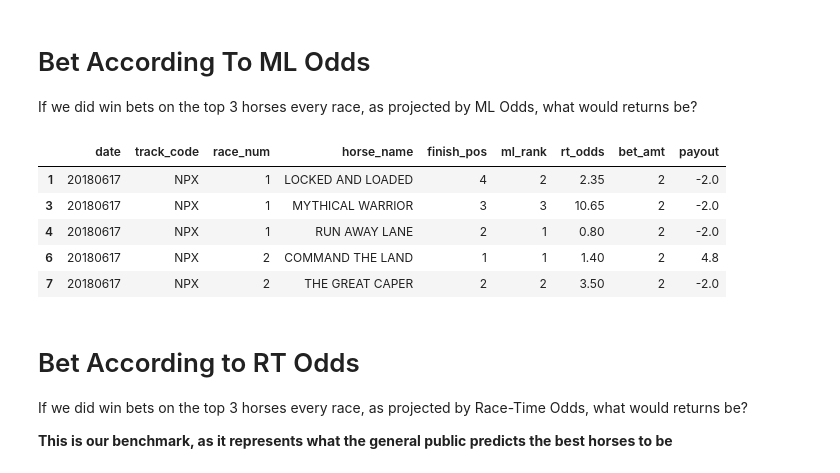
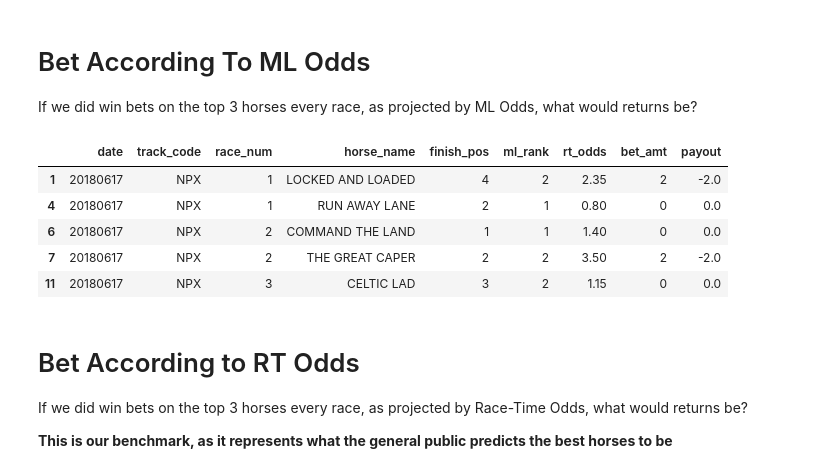
Before and after one commit to ncasale/razor-ml, a Jupyter notebook: Betting-Analysis.ipynb, the cells around one changed output. Saved outputs shown, nothing was run; the diff lists cells and outputs as text; code cells hidden in the pictures.

```diff
--- a/Betting-Analysis.ipynb
+++ b/Betting-Analysis.ipynb
@@ -190,32 +190,39 @@ betting_df.head()
 # Betting Params
 # %%
 win_bet_amt = 2 # Amt per bet
-considered_horses = 3 # Horses to place bets on per race
+considered_horses = 2 # Horses to place bets on per race
+conf_thresh = 0.6 # Confidence we'd like our win model to listen to prediction
 # %% [markdown]
 # Bet According To ML Odds
 If we did win bets on the top 3 horses every race, as projected by ML Odds, what would returns be?
 # %%
 # Get those horses who were ranked in top 3 by ML Odds
 ml_bet_df = betting_df.loc[betting_df.ml_rank <= considered_horses]
 ml_bet_df = ml_bet_df[['date', 'track_code', 'race_num', 'horse_name', 'finish_pos', 'ml_rank', 'rt_odds']]
 
 # If horse won, payout is $bet_amt * rt_odds + $bet_amt, loss is -$bet_amt
 ml_bet_df['bet_amt'] = win_bet_amt
 ml_bet_df['payout'] = -win_bet_amt
+
+# Only bet on horses with at least x-1 odds (to cover bets) where x is num of horses we're bettingn on
+dont_bet_idx = ml_bet_df.loc[ml_bet_df.rt_odds < considered_horses].index
+ml_bet_df.loc[dont_bet_idx, 'bet_amt'] = 0
+ml_bet_df.loc[dont_bet_idx, 'payout'] = 0
+
 win_idx = ml_bet_df.loc[ml_bet_df.finish_pos == 1].index
 ml_bet_df.loc[win_idx, 'payout'] = ml_bet_df.loc[win_idx]['rt_odds'] * \
                                     ml_bet_df.loc[win_idx]['bet_amt'] + \
                                     ml_bet_df.loc[win_idx]['bet_amt']
 
 # Show Df
 ml_bet_df.head(5)
 # %% [output]
 |  | date | track_code | race_num | horse_name | finish_pos | ml_rank | rt_odds | bet_amt | payout |
 | 1 | 20180617 | NPX | 1 | LOCKED AND LOADED | 4 | 2 | 2.35 | 2 | -2.0 |
-| 3 | 20180617 | NPX | 1 | MYTHICAL WARRIOR | 3 | 3 | 10.65 | 2 | -2.0 |
-| 4 | 20180617 | NPX | 1 | RUN AWAY LANE | 2 | 1 | 0.80 | 2 | -2.0 |
-| 6 | 20180617 | NPX | 2 | COMMAND THE LAND | 1 | 1 | 1.40 | 2 | 4.8 |
+| 4 | 20180617 | NPX | 1 | RUN AWAY LANE | 2 | 1 | 0.80 | 0 | 0.0 |
+| 6 | 20180617 | NPX | 2 | COMMAND THE LAND | 1 | 1 | 1.40 | 0 | 0.0 |
 | 7 | 20180617 | NPX | 2 | THE GREAT CAPER | 2 | 2 | 3.50 | 2 | -2.0 |
+| 11 | 20180617 | NPX | 3 | CELTIC LAD | 3 | 2 | 1.15 | 0 | 0.0 |
 # %% [markdown]
 # Bet According to RT Odds
 If we did win bets on the top 3 horses every race, as projected by Race-Time Odds, what would returns be?
```
Also changed, not shown: parts of 9 cells of this notebook.
